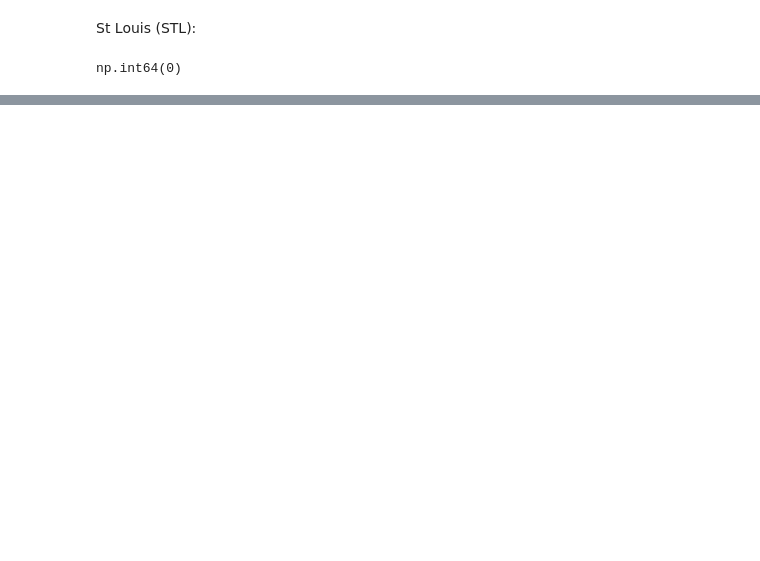
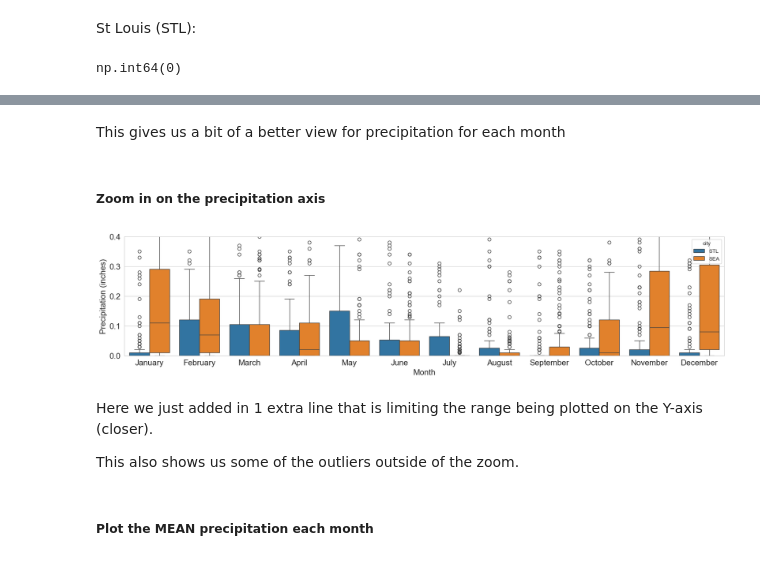
Before and after one commit to alyzukas/weather, a Jupyter notebook: code/weather_template.ipynb, the cells around one changed output, grey strips where cells are left out. Cells and saved outputs as stored; diff of their text form; code cells hidden in the pictures; blank space fills up the shorter version.

```diff
--- a/code/weather_template.ipynb
+++ b/code/weather_template.ipynb
@@ -785,0 +1070,27 @@ df.to_csv('clean_seattle_stlouis_weather.csv', encoding='utf-8-sig', index=False
+# %% [markdown]
+This gives us a bit of a better view for precipitation for each month
+# %% [markdown]
+##### Zoom in on the precipitation axis
+# %%
+plt.figure(figsize=(20, 4))
+
+sns.boxplot(data=df, x='month', y='precipitation', hue='city')
+
+plt.xlabel('Month', fontsize=15)
+plt.ylabel('Precipitation (inches)', fontsize=15)
+
+plt.tick_params(labelsize=15)
+
+plt.xticks(ticks=range(12), labels=month_names)
+
+plt.ylim(0, 0.4)
+
+plt.show()
+# %% [output]
+[figure, added]
+# %% [markdown]
+Here we just added in 1 extra line that is limiting the range being plotted on the Y-axis (closer).
+
+This also shows us some of the outliers outside of the zoom.
+# %% [markdown]
+##### Plot the MEAN precipitation each month
```
Also changed, not shown: parts of 140 cells of this notebook, 2 other files.
